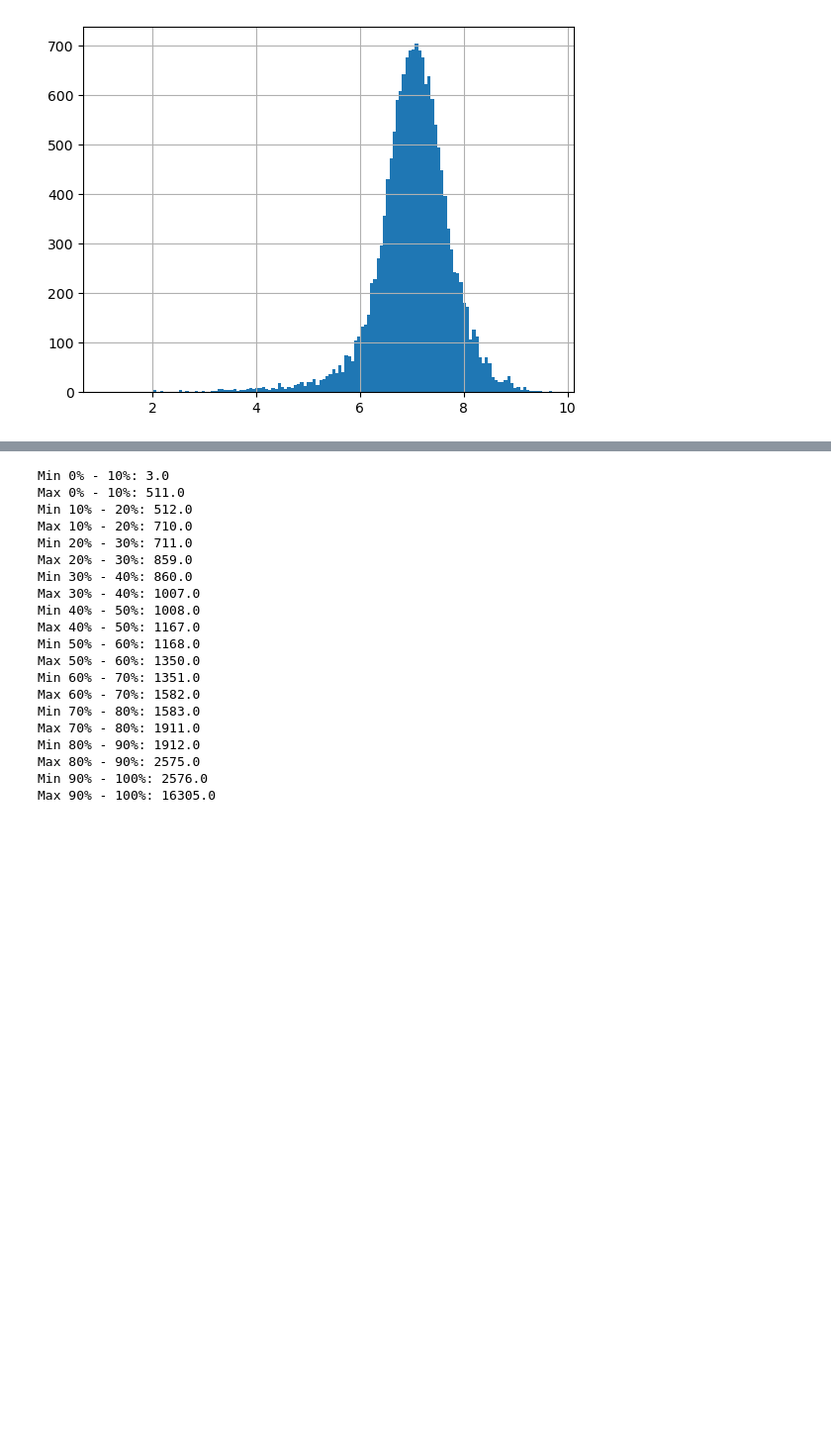
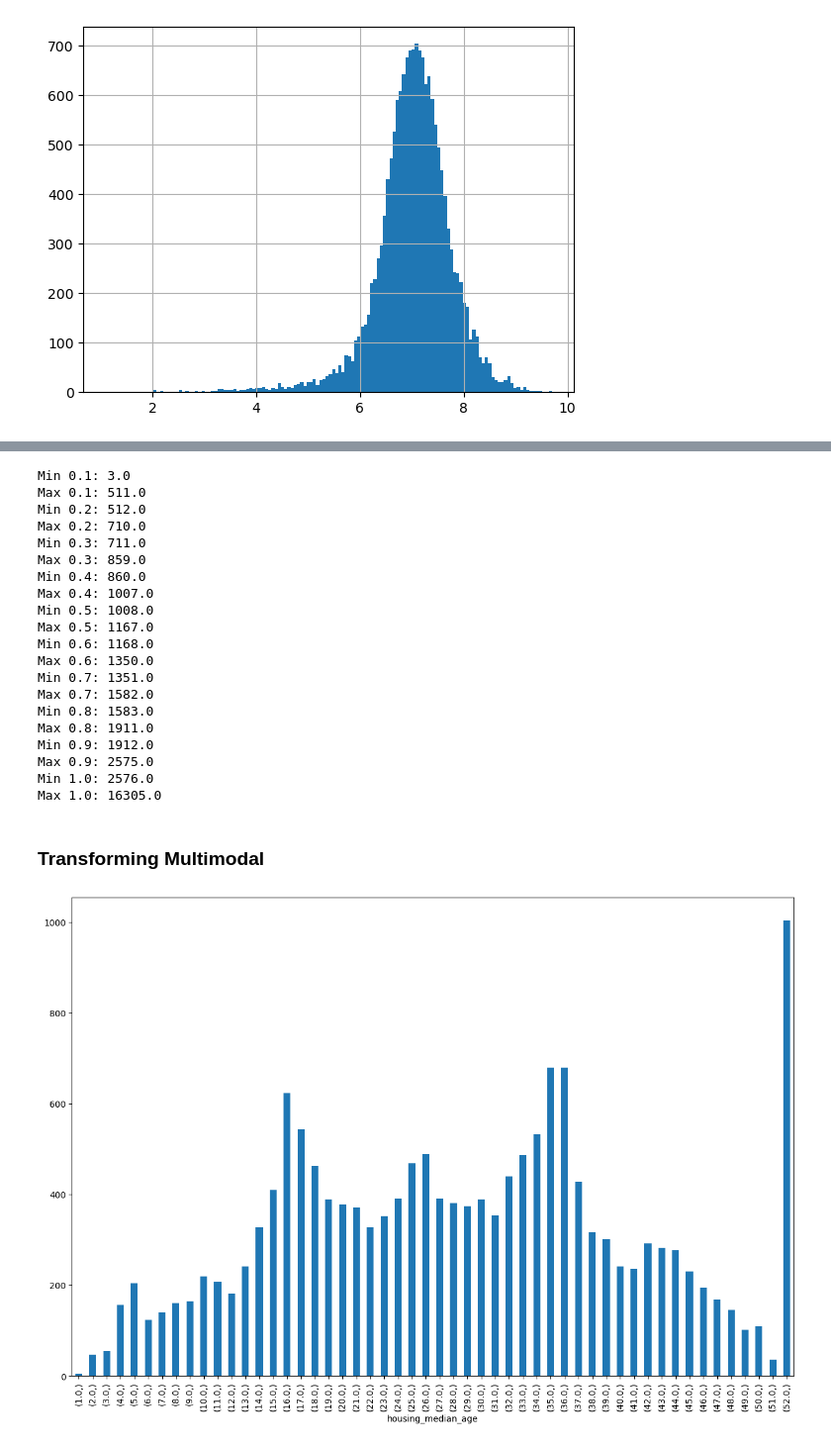
Before and after one commit to mduncan23/badal-book, a Jupyter notebook: Chapter 1 and 2.ipynb, the cells around one changed output, grey strips where cells are left out. Shown at 99% size. Cells and saved outputs as stored; diff of their text form; code cells hidden in the pictures; blank space fills up the shorter version.

```diff
--- a/Chapter 1 and 2.ipynb
+++ b/Chapter 1 and 2.ipynb
@@ -809,25 +798,34 @@ housing_num[housing_num['pop_bins'] == '0% - 10%']['population'].max()
 # %%
-for x in housing_num['pop_bins'].unique().sort_values():
-    print(f"Min {x}: {housing_num[housing_num['pop_bins'] == x]['population'].min()}")
-    print(f"Max {x}: {housing_num[housing_num['pop_bins'] == x]['population'].max()}")
+# checking min/max pop for each bucket
+for x in housing_num['pop_percentile'].unique().sort_values():
+    print(f"Min {x}: {housing_num[housing_num['pop_percentile'] == x]['population'].min()}")
+    print(f"Max {x}: {housing_num[housing_num['pop_percentile'] == x]['population'].max()}")
 # %% [output]
-Min 0% - 10%: 3.0
-Max 0% - 10%: 511.0
-Min 10% - 20%: 512.0
-Max 10% - 20%: 710.0
-Min 20% - 30%: 711.0
-Max 20% - 30%: 859.0
-Min 30% - 40%: 860.0
-Max 30% - 40%: 1007.0
-Min 40% - 50%: 1008.0
-Max 40% - 50%: 1167.0
-Min 50% - 60%: 1168.0
-Max 50% - 60%: 1350.0
-Min 60% - 70%: 1351.0
-Max 60% - 70%: 1582.0
-Min 70% - 80%: 1583.0
-Max 70% - 80%: 1911.0
-Min 80% - 90%: 1912.0
-Max 80% - 90%: 2575.0
-Min 90% - 100%: 2576.0
-Max 90% - 100%: 16305.0
+Min 0.1: 3.0
+Max 0.1: 511.0
+Min 0.2: 512.0
+Max 0.2: 710.0
+Min 0.3: 711.0
+Max 0.3: 859.0
+Min 0.4: 860.0
+Max 0.4: 1007.0
+Min 0.5: 1008.0
+Max 0.5: 1167.0
+Min 0.6: 1168.0
+Max 0.6: 1350.0
+Min 0.7: 1351.0
+Max 0.7: 1582.0
+Min 0.8: 1583.0
+Max 0.8: 1911.0
+Min 0.9: 1912.0
+Max 0.9: 2575.0
+Min 1.0: 2576.0
+Max 1.0: 16305.0
+# %% [markdown]
+### Transforming Multimodal
+# %%
+# creating manual hist
+age_counts = housing_num[['housing_median_age']].value_counts().sort_index()
+age_counts.plot(kind='bar', figsize=(15,10));
+# %% [output]
+[figure, added]
```
Also changed, not shown: parts of 21 cells of this notebook.
